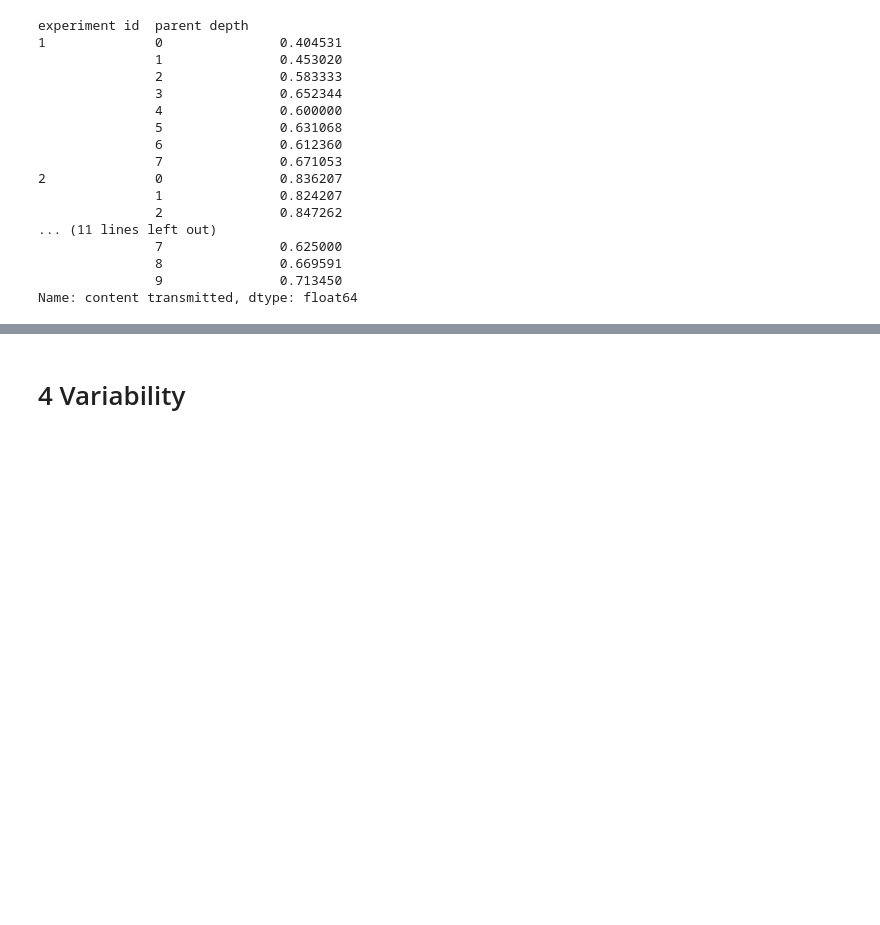
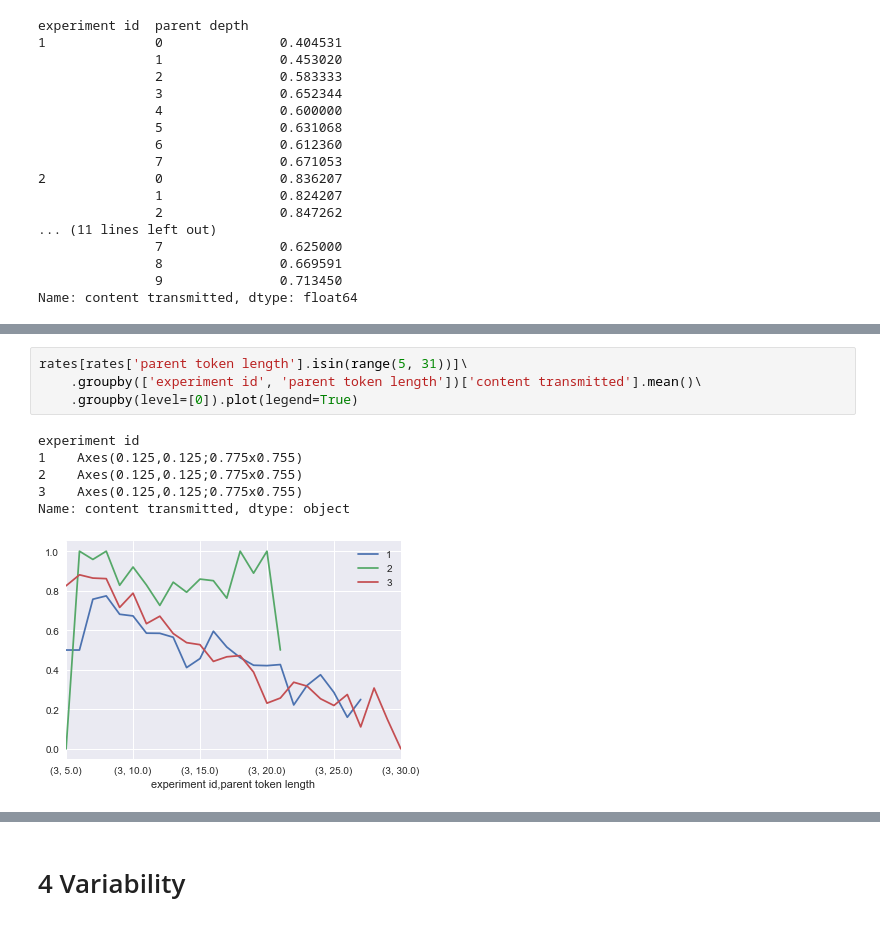
Before and after one commit to interpretation-experiment/analysis, a Jupyter notebook: notebooks/exp_descriptive_synthesis.ipynb, the cells around one changed output, grey strips where cells are left out. Saved outputs shown, nothing was run; the diff lists cells and outputs as text; blank space fills up the shorter version.

```diff
--- a/notebooks/exp_descriptive_synthesis.ipynb
+++ b/notebooks/exp_descriptive_synthesis.ipynb
@@ -370,0 +401,11 @@ Name: content transmitted, dtype: float64
+# %%
+rates[rates['parent token length'].isin(range(5, 31))]\
+    .groupby(['experiment id', 'parent token length'])['content transmitted'].mean()\
+    .groupby(level=[0]).plot(legend=True)
+# %% [output]
+experiment id
+1    Axes(0.125,0.125;0.775x0.755)
+2    Axes(0.125,0.125;0.775x0.755)
+3    Axes(0.125,0.125;0.775x0.755)
+Name: content transmitted, dtype: object
+[figure, added]
```
Also changed, not shown: parts of 7 cells of this notebook, 7 other files.
